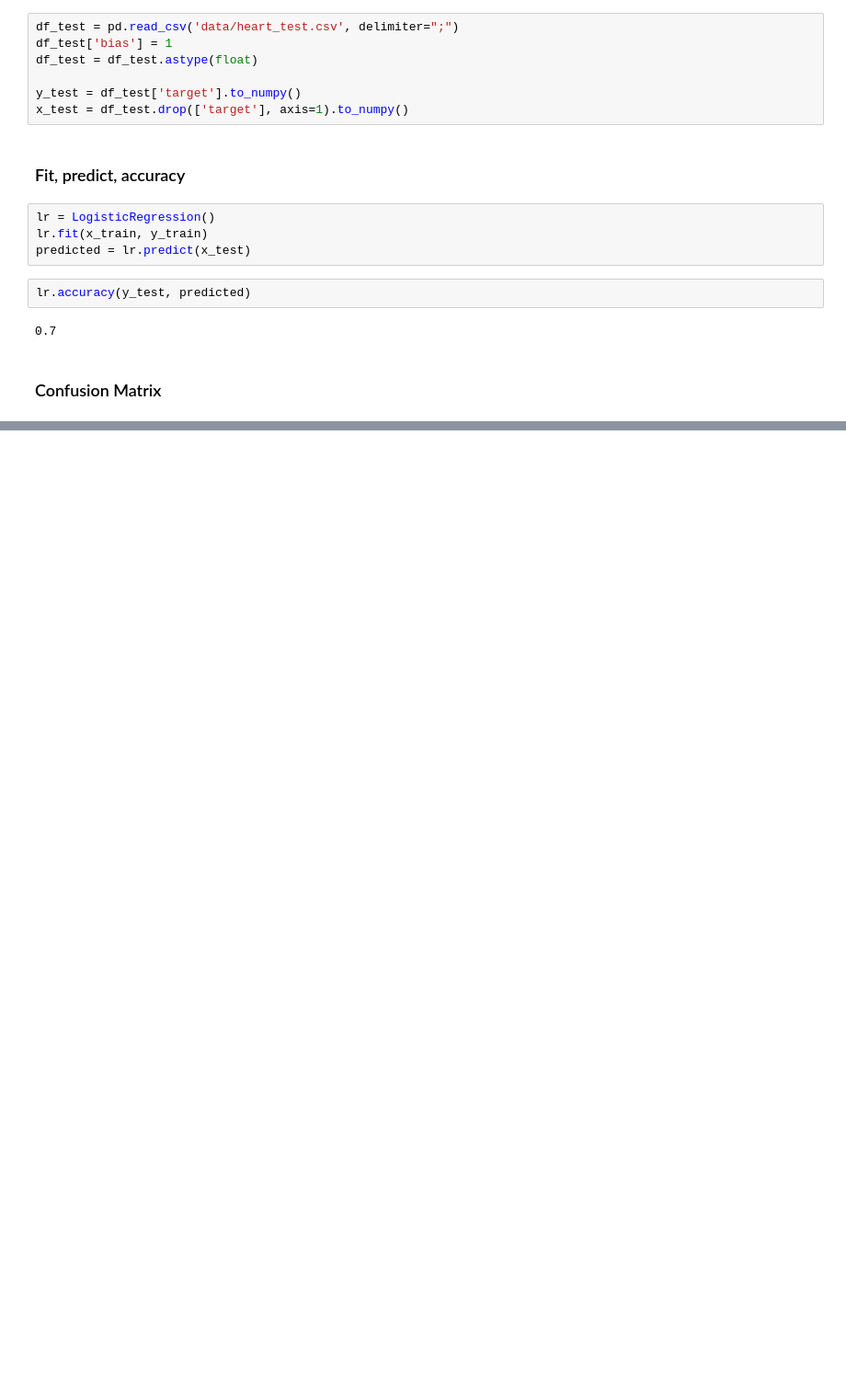
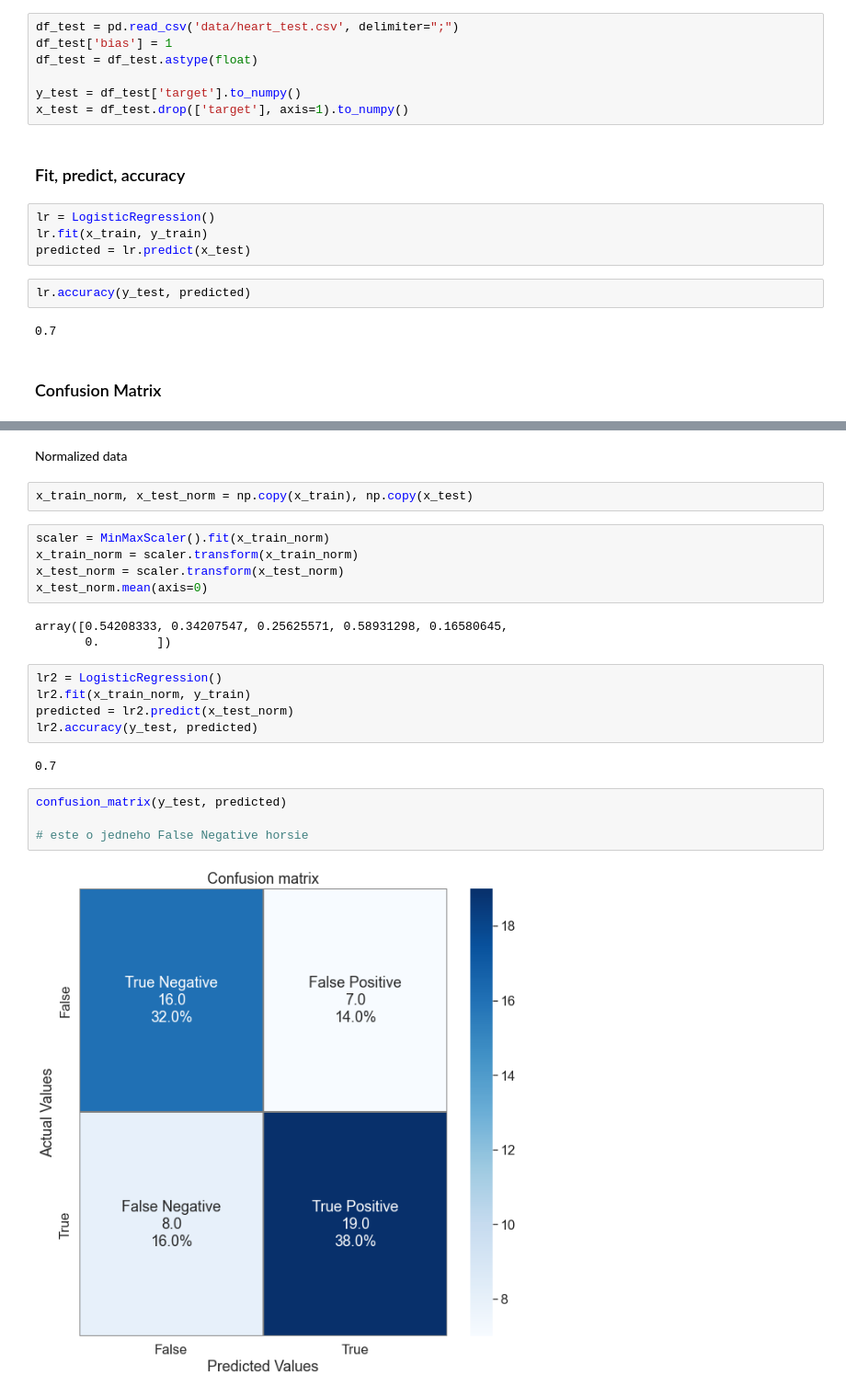
Before and after one commit to TheKompot/LogisticRegression, a Jupyter notebook: logistic_regression.ipynb, the cells around one changed output, grey strips where cells are left out. Shown at 92% size. Cells and saved outputs as stored; diff of their text form; blank space fills up the shorter version.

```diff
--- a/logistic_regression.ipynb
+++ b/logistic_regression.ipynb
@@ -136,0 +179,25 @@ max(accuracies)
+# %% [markdown]
+Normalized data
+# %%
+x_train_norm, x_test_norm = np.copy(x_train), np.copy(x_test)
+# %%
+scaler = MinMaxScaler().fit(x_train_norm)
+x_train_norm = scaler.transform(x_train_norm)
+x_test_norm = scaler.transform(x_test_norm)
+x_test_norm.mean(axis=0)
+# %% [output]
+array([0.54208333, 0.34207547, 0.25625571, 0.58931298, 0.16580645,
+       0.        ])
+# %%
+lr2 = LogisticRegression()
+lr2.fit(x_train_norm, y_train)
+predicted = lr2.predict(x_test_norm)
+lr2.accuracy(y_test, predicted)
+# %% [output]
+0.7
+# %%
+confusion_matrix(y_test, predicted)
+
+# este o jedneho False Negative horsie
+# %% [output]
+[figure, added]
```
Also changed, not shown: parts of 7 cells of this notebook.
